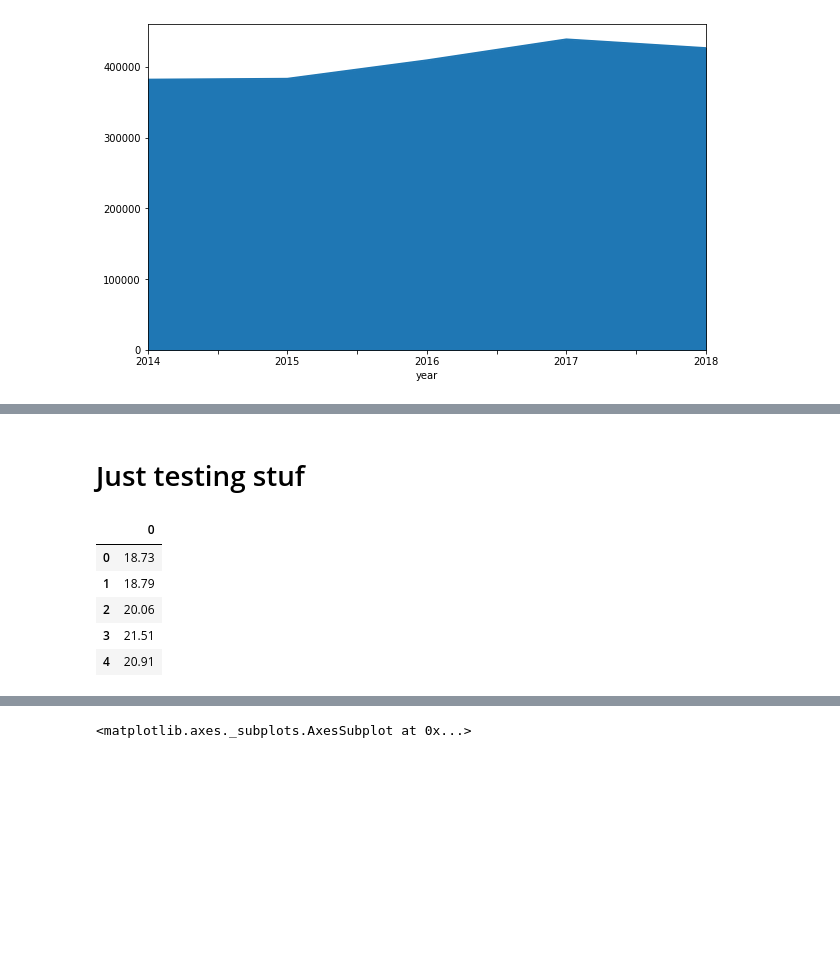
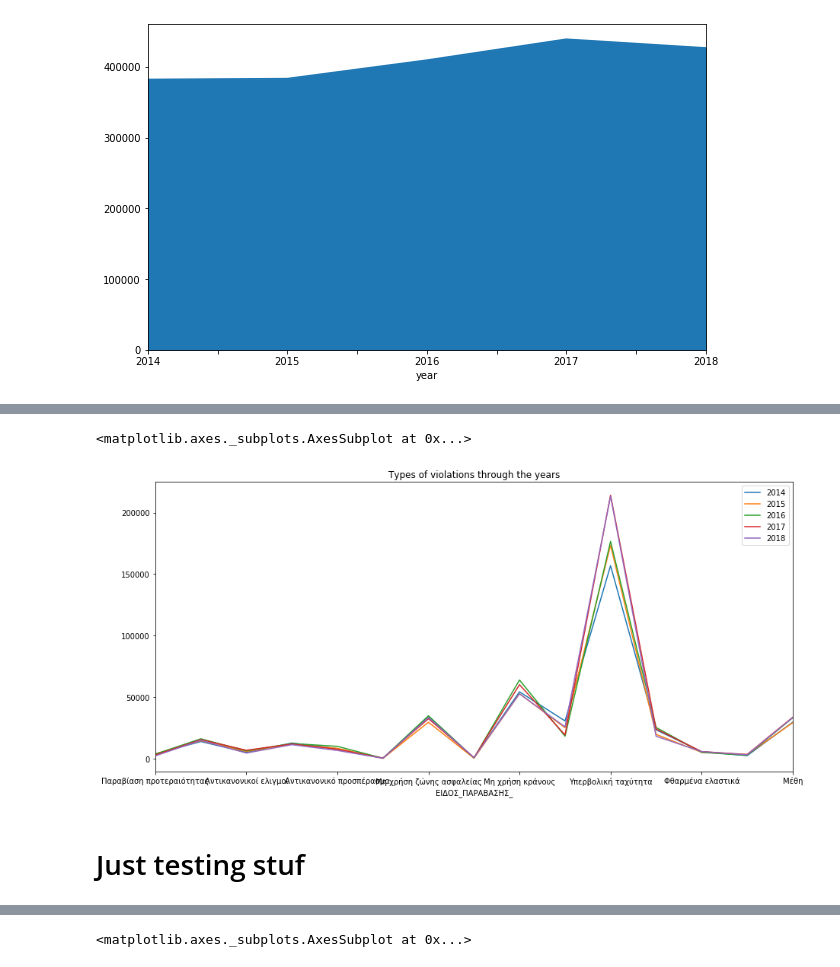
Before and after one commit to kosmaspanag/data-studio-projects, a Jupyter notebook: Weekly projects/Traffic_violations_in_Greece /Trafic_violations.ipynb, the cells around one changed output, grey strips where cells are left out. Drawn from its saved outputs; the diff is of its cells as text; code cells hidden in the pictures; blank space fills up the shorter version.

```diff
--- a/Weekly projects/Traffic_violations_in_Greece /Trafic_violations.ipynb
+++ b/Weekly projects/Traffic_violations_in_Greece /Trafic_violations.ipynb
@@ -517,16 +610,13 @@ violations_per_year.plot(kind='area',
+# %%
+newdf.plot(y=['2014','2015','2016','2017','2018'],
+              x='ΕΙΔΟΣ_ΠΑΡΑΒΑΣΗΣ_',
+        figsize=(15, 7),
+        title='Types of violations through the years')
+# %% [output]
+<matplotlib.axes._subplots.AxesSubplot at 0x...>
+[figure, added]
 # %% [markdown]
 # Just testing stuf
-# %%
-#I don't know if this is useful
-averages = pd.DataFrame(avg)
-averages.round(2)
-# %% [output]
-|  | 0 |
-| 0 | 18.73 |
-| 1 | 18.79 |
-| 2 | 20.06 |
-| 3 | 21.51 |
-| 4 | 20.91 |
 # %%
 violations_per_year.plot(kind='pie', title='Number of violations per year')
 # %% [output]
```
Also changed, not shown: parts of 28 cells of this notebook, 5 other files.
